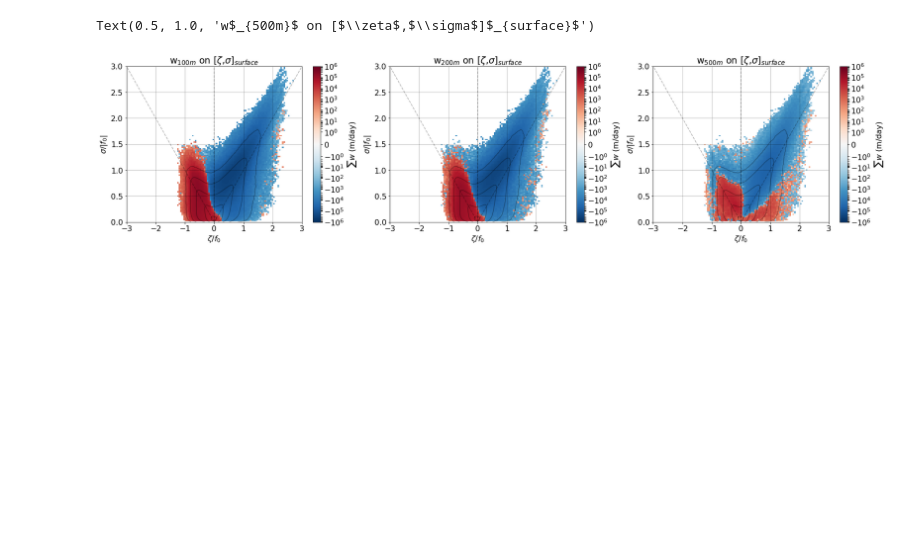
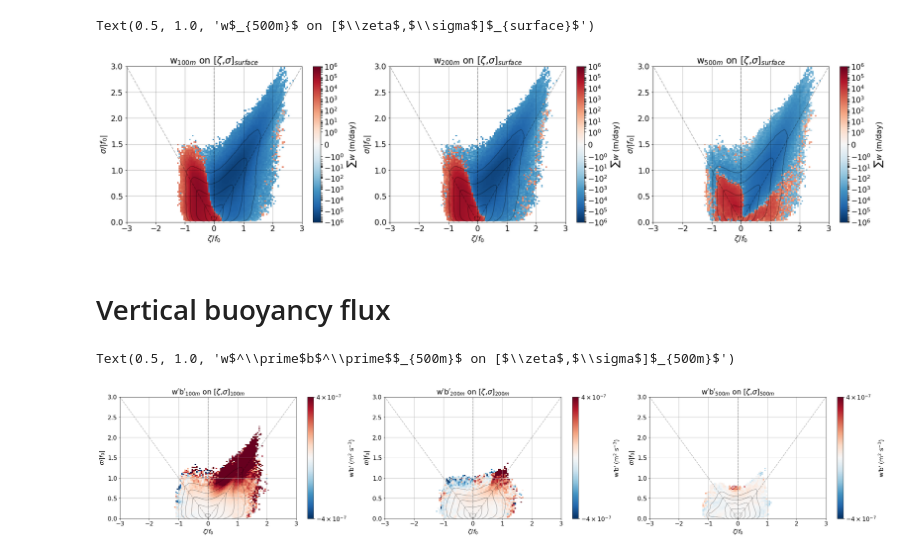
Before and after one commit to xy6g13/OSMOSIS_moorings, a Jupyter notebook: KE_LLC4320/Diagnostics/Parameters/4_Vorticity_Strain.ipynb, the cells around one changed output. Cells and saved outputs as stored; diff of their text form; code cells hidden in the pictures; blank space fills up the shorter version.

```diff
--- a/KE_LLC4320/Diagnostics/Parameters/4_Vorticity_Strain.ipynb
+++ b/KE_LLC4320/Diagnostics/Parameters/4_Vorticity_Strain.ipynb
@@ -141,4 +142,6 @@ Attributes: (0)
 # %%
+out_dir_zarr = '/home1/scratch/xyu/KE/data_rechunk_filter/'
+ds_W_lowpass = xr.open_zarr(out_dir_zarr+'W_1day_lowpass_filter.zarr')
 # define (real) time
 def iters_to_date(iters, delta_t=3600.):
     t0 = datetime(2011,9,13,0)
@@ -149,5 +152,6 @@ def iters_to_date(iters, delta_t=3600.):
 time_day = iters_to_date(np.arange(9415))
 
 ds_W_lowpass = ds_W_lowpass.assign_coords(time=time_day)
-ds_W_lowpass
+W_low_filter = ds_W_lowpass.W_low_filter
+W_low_filter
 # %% [output]
@@ -172 +183,10 @@ dask.array<chunksize=(9415, 1, 1, 177), meta=np.ndarray>
 Attributes: (0)
+# %%
+# w'b'
+store_dir_zarr = '/home1/scratch/xyu/Energtics/'
+wb_spatial_prime_filter = xr.open_zarr(store_dir_zarr+'wb_spatial_prime_filter.zarr')
+wb_time_prime_filter = xr.open_zarr(store_dir_zarr+'wb_time_prime_filter.zarr')
+
+wb_spatial_prime_filter = wb_spatial_prime_filter.wb_spatial_prime_filter
+wb_time_prime_filter = wb_time_prime_filter.wb_time_prime_filter
+wb_spatial_prime_filter
@@ -173,5 +222,5 @@ Attributes: (0)
 # %%
-ds_vs = xr.merge([zeta,strain,ds_W_lowpass.W_low_filter])
+ds_vs = xr.merge([zeta,strain,W_low_filter,wb_spatial_prime_filter,wb_time_prime_filter])
 print(ds_vs)
 print('\n data size: %.1f GB' %(ds_vs.nbytes / 1e9))
 # %% [output]
@@ -643,3 +694,5 @@ ax.set_title('w$_{500m}$ on [$\zeta$,$\sigma$]$_{surface}$')
 # %% [output]
 Text(0.5, 1.0, 'w$_{500m}$ on [$\\zeta$,$\\sigma$]$_{surface}$')
 [figure]
+# %% [markdown]
+# Vertical buoyancy flux
@@ -645,0 +723,62 @@ Text(0.5, 1.0, 'w$_{500m}$ on [$\\zeta$,$\\sigma$]$_{surface}$')
+# %%
+# w
+filter01 = xr.where((1/(binbox01*girbNums01)*N.mean(dim='time').T)>=1e-5, 1, np.NaN)
+wb = ((E/N).mean(dim='time').T)*filter01
+
+fig, ax = plt.subplots(figsize=(36,6))
+
+ax = plt.subplot(131)
+im00 = ax.pcolormesh(N.zeta_single_bin, N.strain_single_bin, wb.isel(depth=0),
+             vmax=4e-7,vmin=-4e-7,norm=cols.SymLogNorm(1e0), cmap='RdBu_r', rasterized=True)
+ax.grid()
+ax.set_xlim([-3,3])
+ax.set_ylim([0,3])
+ax.plot(np.linspace(0,-3,29),np.linspace(0,3,29),'k--',alpha=.3)
+ax.plot(np.linspace(0,3),np.linspace(0,3),'k--',alpha=.3)
+ax.plot(np.linspace(0,0),np.linspace(0,3),'k--',alpha=.3)
+plt.contour(np.linspace(-3, 3, 119), np.linspace(0, 3, 119), ((1**2)/(binbox01*2000**2)*N.isel(depth=0).mean(dim='time').T),
+            levels=[1e-5,1e-4,1e-3,1e-2,1e-1,1e0,1e1], colors='k', alpha=.3)
+ax.set_xlabel('$\zeta/f_0$')
+ax.set_ylabel('$\sigma/|f_0|$')
+h00 = fig.colorbar(im00, ax=ax)
+h00.set_label('w$^\prime$b$^\prime$ (m$^2$ s$^{-3}$)')
+ax.set_title('w$^\prime$b$^\prime$$_{100m}$ on [$\zeta$,$\sigma$]$_{100m}$')
+
+
+ax = plt.subplot(132)
+im00 = ax.pcolormesh(N.zeta_single_bin, N.strain_single_bin, wb.isel(depth=1),
+             vmax=4e-7,vmin=-4e-7,norm=cols.SymLogNorm(1e0), cmap='RdBu_r', rasterized=True)
+ax.grid()
+ax.set_xlim([-3,3])
+ax.set_ylim([0,3])
+ax.plot(np.linspace(0,-3,29),np.linspace(0,3,29),'k--',alpha=.3)
+ax.plot(np.linspace(0,3),np.linspace(0,3),'k--',alpha=.3)
+ax.plot(np.linspace(0,0),np.linspace(0,3),'k--',alpha=.3)
+plt.contour(np.linspace(-3, 3, 119), np.linspace(0, 3, 119), ((1**2)/(binbox01*2000**2)*N.isel(depth=1).mean(dim='time').T),
+            levels=[1e-5,1e-4,1e-3,1e-2,1e-1,1e0,1e1], colors='k', alpha=.3)
+ax.set_xlabel('$\zeta/f_0$')
+ax.set_ylabel('$\sigma/|f_0|$')
+h00 = fig.colorbar(im00, ax=ax)
+h00.set_label('w$^\prime$b$^\prime$ (m$^2$ s$^{-3}$)')
+ax.set_title('w$^\prime$b$^\prime$$_{200m}$ on [$\zeta$,$\sigma$]$_{200m}$')
+
+
+ax = plt.subplot(133)
+im00 = ax.pcolormesh(N.zeta_single_bin, N.strain_single_bin, wb.isel(depth=2),
+             vmax=4e-7,vmin=-4e-7,norm=cols.SymLogNorm(1e0), cmap='RdBu_r', rasterized=True)
+ax.grid()
+ax.set_xlim([-3,3])
+ax.set_ylim([0,3])
+ax.plot(np.linspace(0,-3,29),np.linspace(0,3,29),'k--',alpha=.3)
+ax.plot(np.linspace(0,3),np.linspace(0,3),'k--',alpha=.3)
+ax.plot(np.linspace(0,0),np.linspace(0,3),'k--',alpha=.3)
+plt.contour(np.linspace(-3, 3, 119), np.linspace(0, 3, 119), ((1**2)/(binbox01*2000**2)*N.isel(depth=2).mean(dim='time').T),
+            levels=[1e-5,1e-4,1e-3,1e-2,1e-1,1e0,1e1], colors='k', alpha=.3)
+ax.set_xlabel('$\zeta/f_0$')
+ax.set_ylabel('$\sigma/|f_0|$')
+h00 = fig.colorbar(im00, ax=ax)
+h00.set_label('w$^\prime$b$^\prime$ (m$^2$ s$^{-3}$)')
+ax.set_title('w$^\prime$b$^\prime$$_{500m}$ on [$\zeta$,$\sigma$]$_{500m}$')
+# %% [output]
+Text(0.5, 1.0, 'w$^\\prime$b$^\\prime$$_{500m}$ on [$\\zeta$,$\\sigma$]$_{500m}$')
+[figure, added]
```
Also changed, not shown: parts of 21 cells of this notebook, 10 other files.
